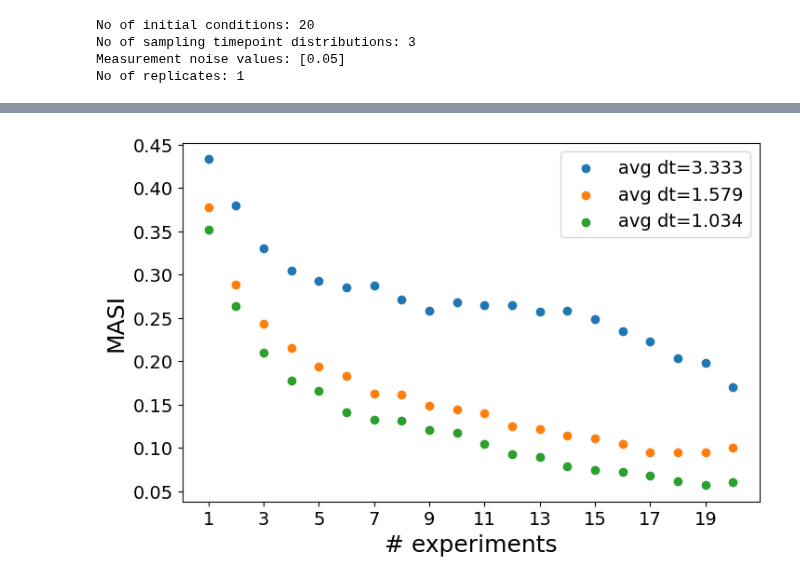
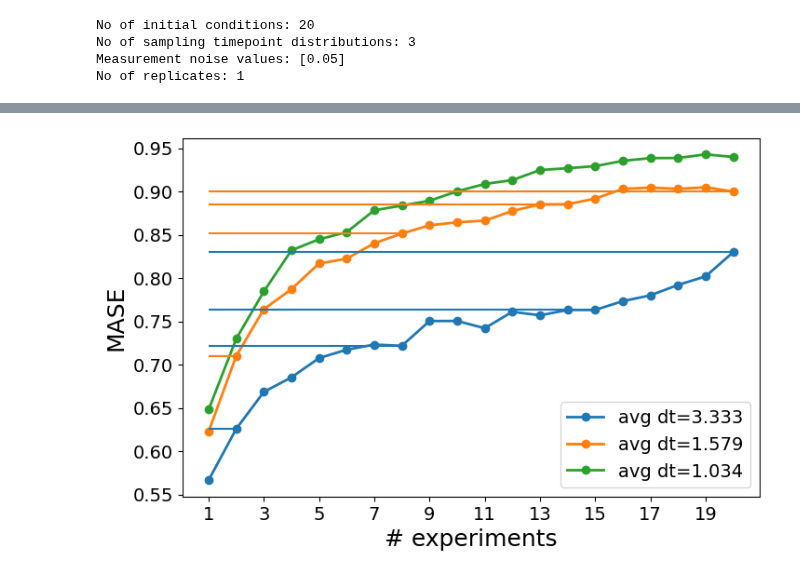
Before and after one commit to joaovaleriano/gLV_OED, a Jupyter notebook: notebooks/analysis.ipynb, the cells around one changed output, grey strips where cells are left out. Cells and saved outputs as stored; diff of their text form; code cells hidden in the pictures.

```diff
--- a/notebooks/analysis.ipynb
+++ b/notebooks/analysis.ipynb
@@ -133,7 +133,7 @@ No of replicates: 1
 param_columns = [f"r{i}" for i in range(1, n_sp+1)] + \
                 [f"A{i},{j}" for i in range(1, n_sp+1) for j in range(1, n_sp+1)]
 
-cols = ["n_init_cond"] + list(df.columns[1:4]) + param_columns + ["MSPD", "MASI"]
+cols = ["n_init_cond"] + list(df.columns[1:4]) + param_columns + ["MSPD", "MASE", "ES"]
 
 infer_out = pd.DataFrame(columns=cols)
 infer_out
@@ -193,11 +219,11 @@ plt.show()
 # %%
 plt.figure(figsize=(8, 5))
 for t_samp in infer_out.t_samp_dist_idx.unique():
-    plt.hist(infer_out[infer_out.t_samp_dist_idx==t_samp].MASI.values,
+    plt.hist(infer_out[infer_out.t_samp_dist_idx==t_samp].MASE.values,
              histtype="step", label=f"Avg dt = {metadict['avg_dt'][int(t_samp)]:.3f}",
              lw=2, density=True)
-plt.legend(loc="upper right", fontsize=16)
-plt.xlabel("MASI", fontsize=18)
+plt.legend(loc="upper left", fontsize=16)
+plt.xlabel("MASE", fontsize=18)
 plt.ylabel("Frequency", fontsize=18)
 plt.xticks(fontsize=14)
 plt.yticks(fontsize=14)
@@ -207,11 +251,11 @@ plt.show()
 # %%
-MASI = [infer_out[infer_out.n_init_cond==i]["MASI"].values \
+MASE = [infer_out[infer_out.n_init_cond==i]["MASE"].values \
         for i in infer_out.n_init_cond.unique()]
 
 plt.figure(figsize=(8,5))
-plt.boxplot(MASI, whis=(0, 100), meanline=True, showmeans=True)
+plt.boxplot(MASE, whis=(0, 100), meanline=True, showmeans=True)
 plt.xlabel("# experiments", fontsize=18)
-plt.ylabel("MASI", fontsize=18)
+plt.ylabel("MASE", fontsize=18)
 plt.xticks(fontsize=14)
 plt.yticks(fontsize=14)
 plt.show()
@@ -224,13 +264,13 @@ plt.show()
 # %%
 for t_samp in infer_out.t_samp_dist_idx.unique():
-    MASI = [infer_out[(infer_out[["n_init_cond", "t_samp_dist_idx"]]==[i,t_samp]).all(axis=1)]["MASI"].values \
+    MASE = [infer_out[(infer_out[["n_init_cond", "t_samp_dist_idx"]]==[i,t_samp]).all(axis=1)]["MASE"].values \
             for i in infer_out.n_init_cond.unique()]
 
     plt.figure(figsize=(8,5))
     plt.title(f"avg dt = {metadict['avg_dt'][int(t_samp)]:.3f}", fontsize=22)
-    plt.boxplot(MASI, whis=(0, 100), meanline=True, showmeans=True)
+    plt.boxplot(MASE, whis=(0, 100), meanline=True, showmeans=True)
     plt.xlabel("# experiments", fontsize=18)
-    plt.ylabel("MASI", fontsize=18)
+    plt.ylabel("MASE", fontsize=18)
     plt.xticks(fontsize=14)
     plt.yticks(fontsize=14)
     plt.show()
@@ -241,19 +281,23 @@ for t_samp in infer_out.t_samp_dist_idx.unique():
 # %%
+avgMASE = np.zeros((len(metadict["t_samp"]), len(metadict["init_cond"])))
+for i in range(len(infer_out.t_samp_dist_idx.unique())):
+    t_samp = infer_out.t_samp_dist_idx.unique()[i]
+    for j in range(len(infer_out.n_init_cond.unique())):
+        n_init_cond = infer_out.n_init_cond.unique()[j]
+        avgMASE[i,j] = infer_out[(infer_out[["t_samp_dist_idx", "n_init_cond"]]==[t_samp, n_init_cond]).all(axis=1)]["MASE"].values.mean()
+
+labels = [f"avg dt={metadict['avg_dt'][int(t_samp)]:.3f}" for t_samp in infer_out.t_samp_dist_idx.unique()]
 plt.figure(figsize=(8,5))
-
-for t_samp in infer_out.t_samp_dist_idx.unique():
-    MASI = [infer_out[(infer_out[["n_init_cond", "t_samp_dist_idx"]]==[i,t_samp]).all(axis=1)]["MASI"].values \
-            for i in infer_out.n_init_cond.unique()]
-
-
-    label = f"avg dt={metadict['avg_dt'][int(t_samp)]:.3f}"
-    plt.scatter(np.arange(1, len(MASI)+1), [i.mean() for i in MASI], label=label)
-
-plt.legend(loc="upper right", fontsize=14)
+for i in range(len(avgMASE)):
+    plt.plot(np.arange(1, len(avgMASE[i])+1), avgMASE[i], "-o", lw=2, label=labels[i])
+plt.legend(loc="lower right", fontsize=14)
 plt.xlabel("# experiments", fontsize=18)
-plt.ylabel("MASI", fontsize=18)
-plt.xticks(np.arange(1, len(MASI)+1, 2), fontsize=14)
+plt.ylabel("MASE", fontsize=18)
+plt.xticks(np.arange(1, len(MASE)+1, 2), fontsize=14)
 plt.yticks(fontsize=14)
+for i in range(1, len(avgMASE[0]), 6):
+    plt.hlines(avgMASE[0,i], 1, i+1, color="C0")
+    plt.hlines(avgMASE[1,i], 1, i+1, color="C1")
 plt.show()
 # %% [output]
-[figure, old version]
+[figure, new version]
```
Also changed, not shown: parts of 18 cells of this notebook.
